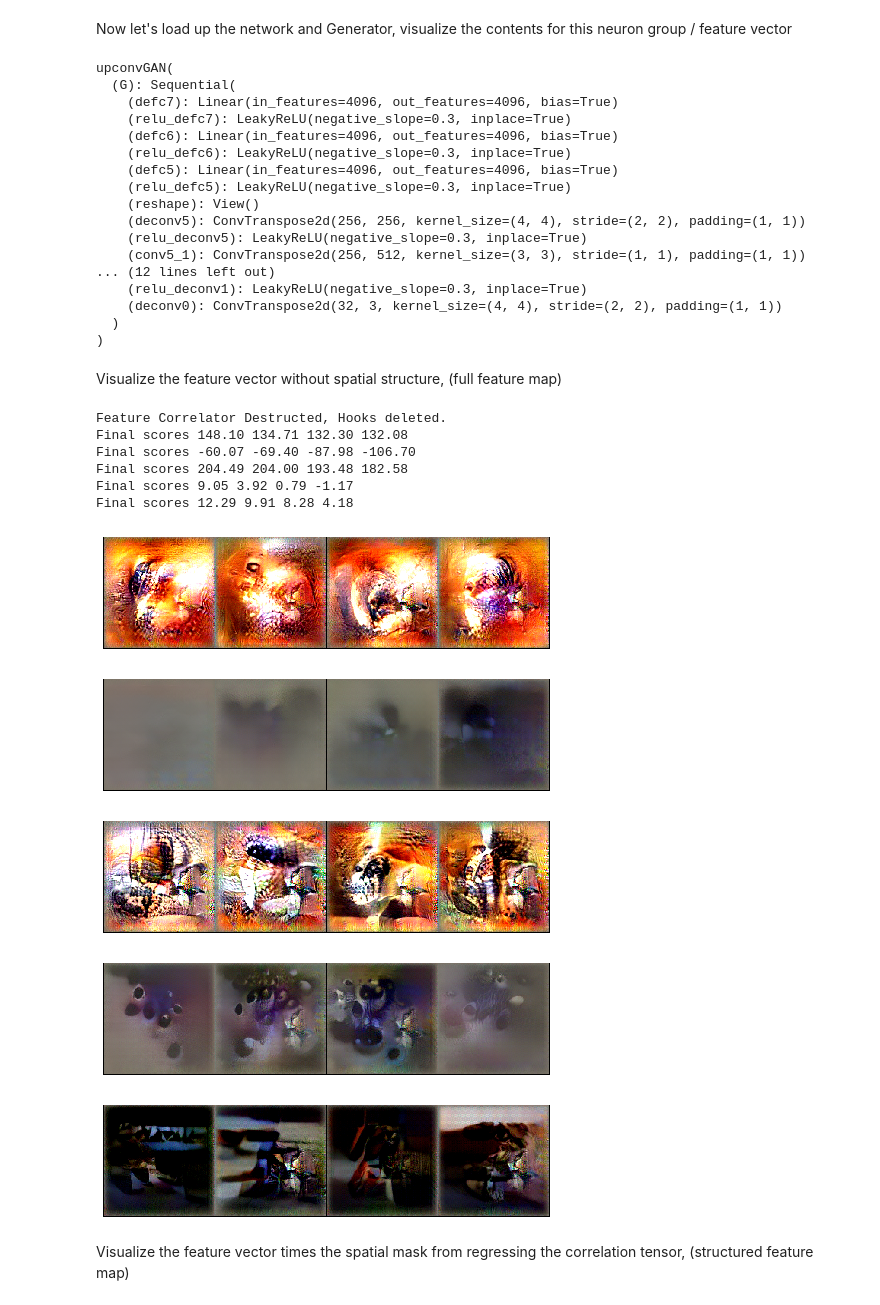
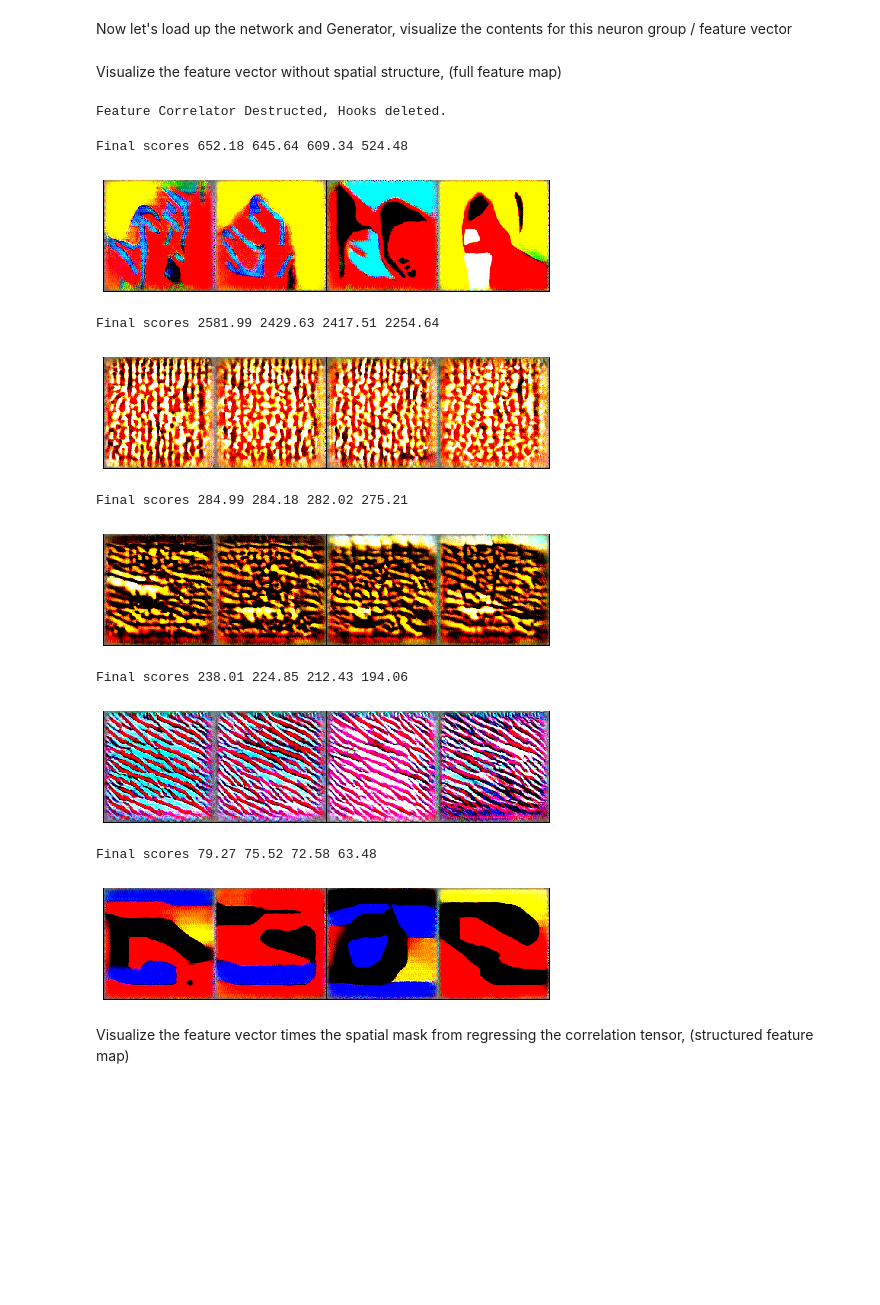
Before and after one commit to Animadversio/Visual_Neuron_Modelling, a Jupyter notebook: CorrFeatTsr_factor_analysis.ipynb, the cells around one changed output. Saved outputs shown, nothing was run; the diff lists cells and outputs as text; code cells hidden in the pictures; blank space fills up the shorter version.

```diff
--- a/CorrFeatTsr_factor_analysis.ipynb
+++ b/CorrFeatTsr_factor_analysis.ipynb
@@ -103,8 +117,9 @@ def torch_pearsonr(x, y):
 # %%
 # Animal = "Beto"; Expi = 11
 Animal = "Beto"; Expi = 11
-
-corrDict = np.load(join("S:\corrFeatTsr","%s_Exp%d_Evol_nobdr_corrTsr.npz"%(Animal,Expi)), allow_pickle=True)#
+exp_suffix = "_nobdr_alex"
+netname = "alexnet"
+corrDict = np.load(join("S:\corrFeatTsr","%s_Exp%d_Evol%s_corrTsr.npz"%(Animal,Expi,exp_suffix)), allow_pickle=True)#
 cctsr_dict = corrDict.get("cctsr").item()
 Ttsr_dict = corrDict.get("Ttsr").item()
 
@@ -113,10 +128,11 @@ show_img(ReprStats[Expi-1].Manif.BestImg)
 # %% [output]
 [figure]
 # %%
-layer = "conv4_3"
+# layer = "conv4_3"
+layer = "conv3"
 bdr = 2
 Ttsr = Ttsr_dict[layer]
 cctsr = cctsr_dict[layer]
-Ttsr_pp = rectify_tsr(Ttsr, mode="abs")
+Ttsr_pp = rectify_tsr(Ttsr, "abs")#"mode="thresh", thr=(-5,5))
 Hmat, Hmaps, Tcomponents_, ccfactor = tsr_factorize(Ttsr_pp, cctsr, bdr=bdr, Nfactor=5)
 # %% [output]
@@ -139,46 +150,37 @@ from torchvision import models
 # %%
-VGG = models.vgg16(pretrained=True)
-VGG.requires_grad_(False)
-VGG.features.cuda().eval()
+if netname == "alexnet":
+    net = models.alexnet(True)
+    net.requires_grad_(False)
+    featnet = net.features.cuda().eval()
+elif netname == "vgg16":
+    net = models.vgg16(pretrained=True)
+    net.requires_grad_(False)
+    featnet = net.features.cuda().eval()
+else:
+    raise ValueError
+
 G = upconvGAN("fc6").cuda()
-G.requires_grad_(False)
+G.requires_grad_(False);
-# %% [output]
-upconvGAN(
-  (G): Sequential(
-    (defc7): Linear(in_features=4096, out_features=4096, bias=True)
-    (relu_defc7): LeakyReLU(negative_slope=0.3, inplace=True)
-    (defc6): Linear(in_features=4096, out_features=4096, bias=True)
-    (relu_defc6): LeakyReLU(negative_slope=0.3, inplace=True)
-    (defc5): Linear(in_features=4096, out_features=4096, bias=True)
-    (relu_defc5): LeakyReLU(negative_slope=0.3, inplace=True)
-    (reshape): View()
-    (deconv5): ConvTranspose2d(256, 256, kernel_size=(4, 4), stride=(2, 2), padding=(1, 1))
-    (relu_deconv5): LeakyReLU(negative_slope=0.3, inplace=True)
-    (conv5_1): ConvTranspose2d(256, 512, kernel_size=(3, 3), stride=(1, 1), padding=(1, 1))
-... (12 lines left out)
-    (relu_deconv1): LeakyReLU(negative_slope=0.3, inplace=True)
-    (deconv0): ConvTranspose2d(32, 3, kernel_size=(4, 4), stride=(2, 2), padding=(1, 1))
-  )
-)
 # %% [markdown]
 Visualize the feature vector without spatial structure, (full feature map)
 # %%
 scorer = CorrFeatScore()
-scorer.register_hooks(VGG, layer, netname="vgg16")
+scorer.register_hooks(net, layer, netname=netname)
 for ci in range(ccfactor.shape[1]):
     fact_W = torch.from_numpy(ccfactor[:, ci]).reshape([-1,1,1])
     scorer.register_weights({layer: fact_W.unsqueeze(0)})
-    finimgs, mtg, score_traj = corr_GAN_visualize(G, scorer, VGG.features, preprocess, layername=layer, lr=0.025, MAXSTEP=100, imshow=True, verbose=False, adam=True)
+    finimgs, mtg, score_traj = corr_GAN_visualize(G, scorer, featnet, preprocess, layername=layer, lr=0.025, MAXSTEP=100,
+                              imshow=True, verbose=False, adam=True)
 scorer.clear_hook()
 # %% [output]
 Feature Correlator Destructed, Hooks deleted.
-Final scores 148.10 134.71 132.30 132.08
-Final scores -60.07 -69.40 -87.98 -106.70
-Final scores 204.49 204.00 193.48 182.58
-Final scores 9.05 3.92 0.79 -1.17
-Final scores 12.29 9.91 8.28 4.18
+Final scores 652.18 645.64 609.34 524.48
-[figure, old version]
+[figure, new version]
+Final scores 2581.99 2429.63 2417.51 2254.64
-[figure, old version]
+[figure, new version]
+Final scores 284.99 284.18 282.02 275.21
-[figure, old version]
+[figure, new version]
+Final scores 238.01 224.85 212.43 194.06
-[figure, old version]
+[figure, new version]
+Final scores 79.27 75.52 72.58 63.48
-[figure, old version]
+[figure, new version]
```
Also changed, not shown: parts of 16 cells of this notebook, 4 other files.
